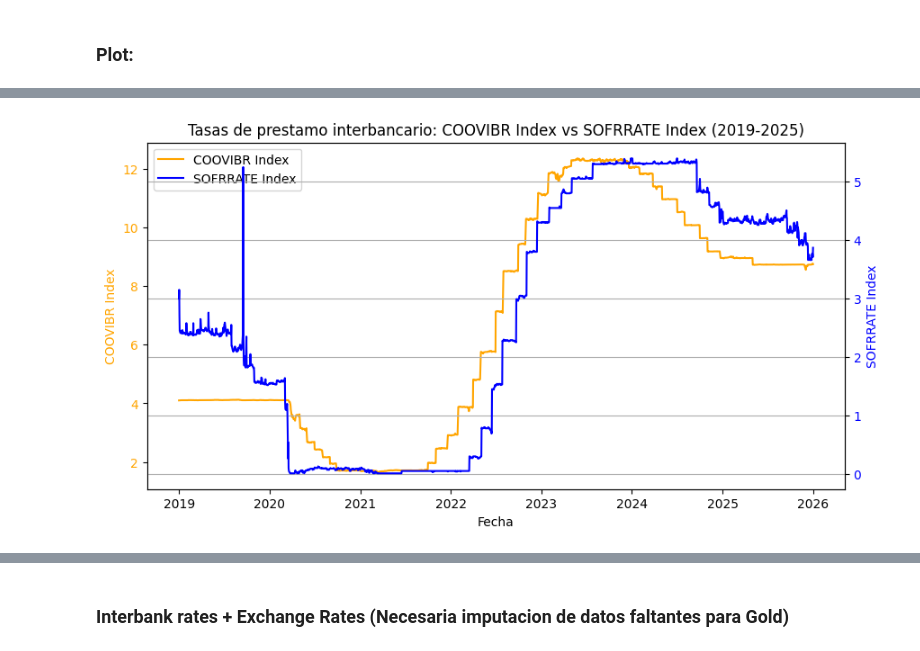
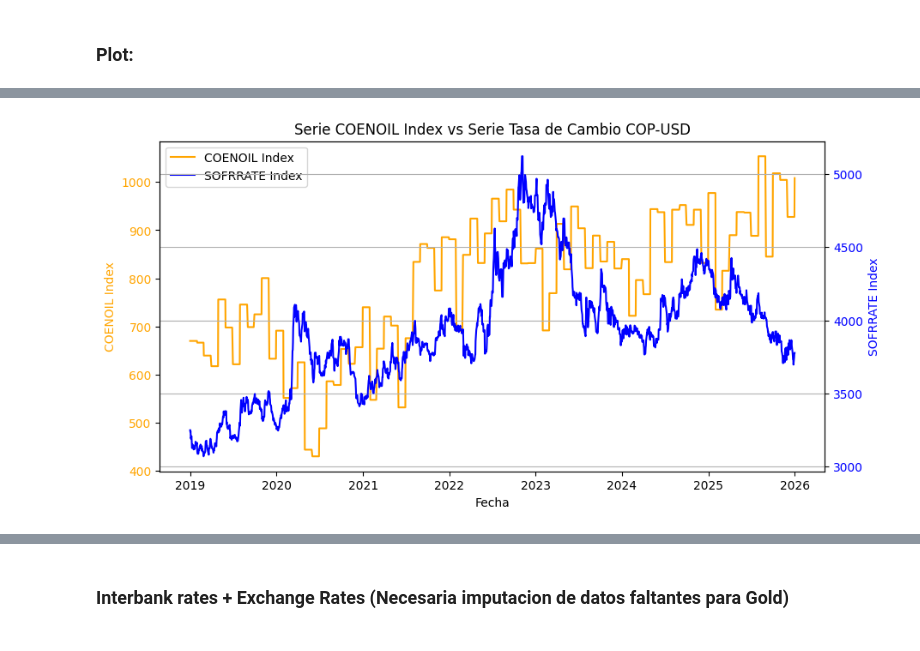
Before and after one commit to oscardi777/Test-Codigos, a Jupyter notebook: Data_predict/data_caracteristica.ipynb, the cells around one changed output, grey strips where cells are left out. Cells and saved outputs as stored; diff of their text form; code cells hidden in the pictures.

```diff
--- a/Data_predict/data_caracteristica.ipynb
+++ b/Data_predict/data_caracteristica.ipynb
@@ -83,5 +74,5 @@ df_nonNan.describe()
 # %%
-df_rates_2019_2025 = df_rates[(df_rates["Date"] >= "2019-01-01") & (df_rates["Date"] <= "2025-12-31")]
+df_comoditiedf_comodities_interbank_2019_2025 =df_comodities_interbank[(df_comodities_interbank["Date"] >= "2019-01-01") & (df_comodities_interbank["Date"] <= "2025-12-31")]
 
-df_rates_2019_2025.describe()
+df_comoditiedf_comodities_interbank_2019_2025.head()
 # %% [output]
@@ -97,6 +85,6 @@ df_rates_2019_2025.describe()
 # %% [markdown]
 ### Plot:
 # %%
-df = df_rates_2019_2025.copy()
+df = df_comoditiedf_comodities_interbank_2019_2025.copy()
 # %%
 plt.figure(figsize=(10, 5))
@@ -123,26 +126,26 @@ plt.show()
 # %%
 fig, ax1 = plt.subplots(figsize=(10, 5))
 
 # 1ERA SERIE (eje izquierdo)
-ax1.plot(df["Date"], df["COOVIBR Index"], color="orange", label="COOVIBR Index")
-ax1.set_ylabel("COOVIBR Index", color="orange")
+ax1.plot(df["Date"], df["COENOIL Index"], color="orange", label="COENOIL Index")
+ax1.set_ylabel("COENOIL Index", color="orange")
 ax1.tick_params(axis="y", labelcolor="orange")
 
 # 2DA SERIE (eje derecho)
 ax2 = ax1.twinx()
-ax2.plot(df["Date"], df["SOFRRATE Index"], color="blue", label="SOFRRATE Index")
+ax2.plot(df["Date"], df["COP REGN Curncy"], color="blue", label="SOFRRATE Index")
 ax2.set_ylabel("SOFRRATE Index", color="blue")
 ax2.tick_params(axis="y", labelcolor="blue")
 
 ax1.set_xlabel("Fecha")
-plt.title("Tasas de prestamo interbancario: COOVIBR Index vs SOFRRATE Index (2019-2025)")
+plt.title("Serie COENOIL Index vs Serie Tasa de Cambio COP-USD")
 
 # Leyenda combinada
 lines = ax1.get_lines() + ax2.get_lines()
 labels = [line.get_label() for line in lines]
 ax1.legend(lines, labels, loc="upper left")
 
 plt.grid(True)
 plt.show()
 # %% [output]
-[figure, old version]
+[figure, new version]
```
Also changed, not shown: parts of 16 cells of this notebook, 3 other files.
